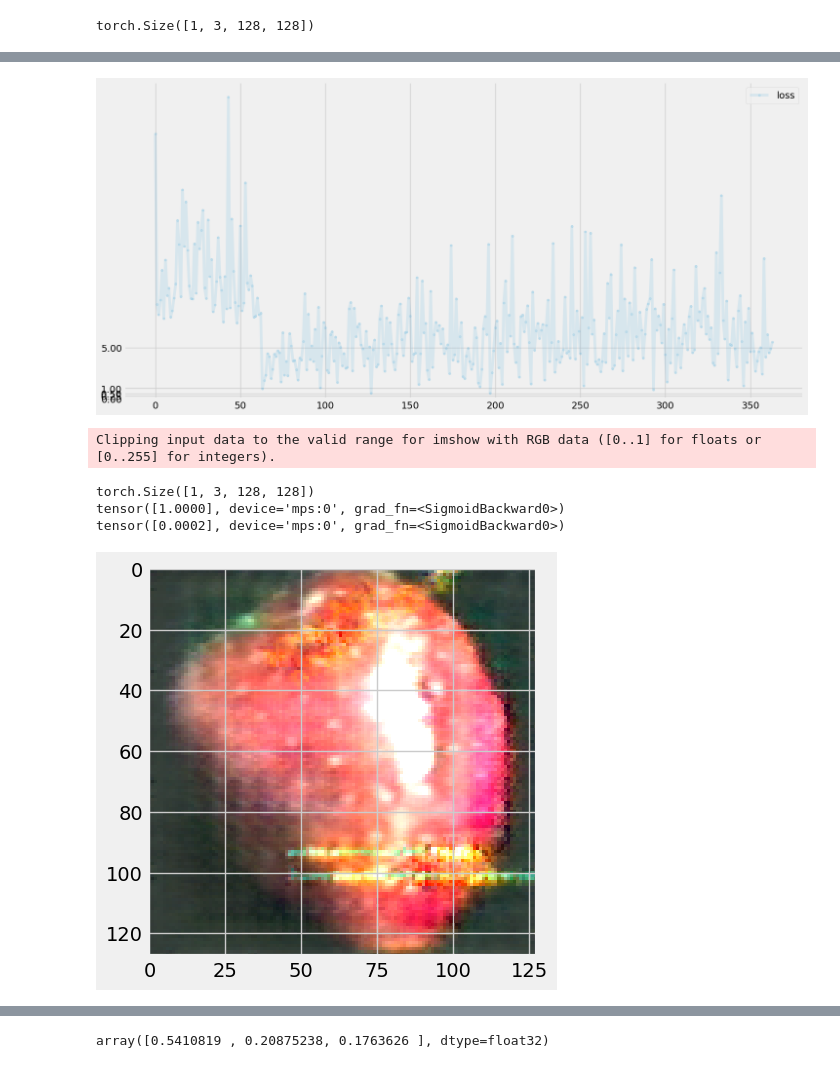
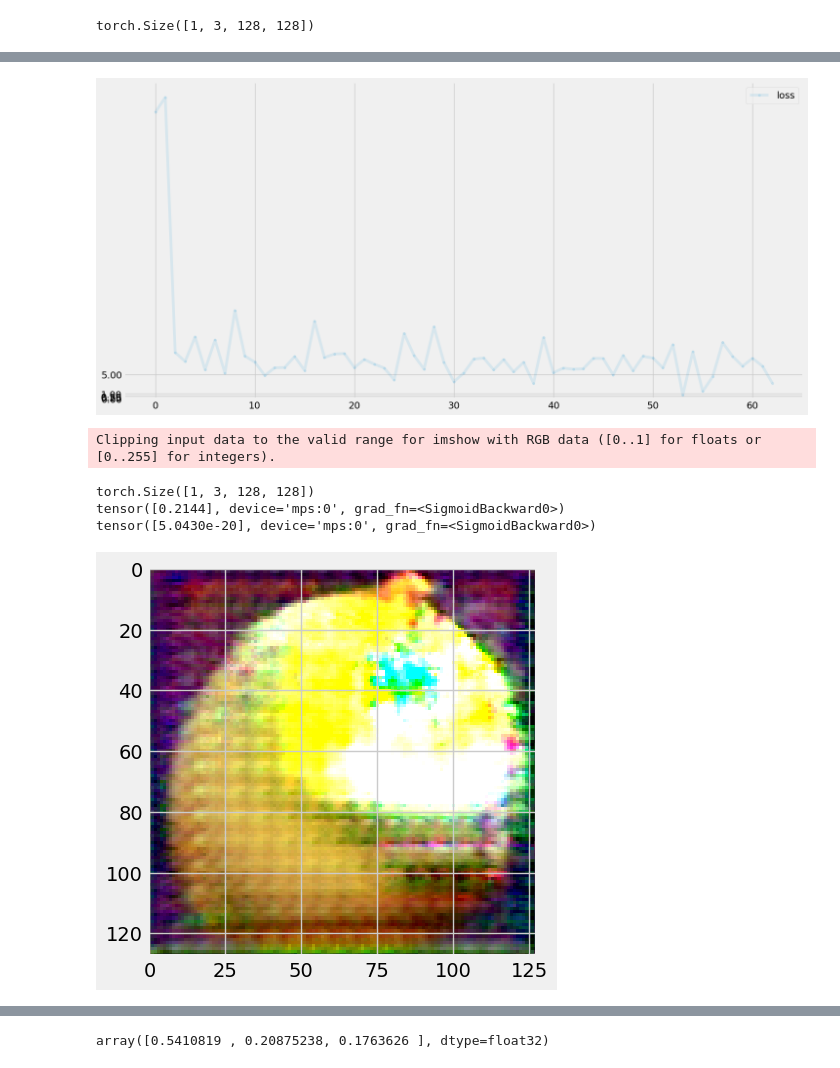
Before and after one commit to nihalarju/retouch2, a Jupyter notebook: clean_watermark/clean_watermark4.ipynb, the cells around one changed output, grey strips where cells are left out. Cells and saved outputs as stored; diff of their text form; code cells hidden in the pictures.

```diff
--- a/clean_watermark/clean_watermark4.ipynb
+++ b/clean_watermark/clean_watermark4.ipynb
@@ -351,37 +351,41 @@ class AutoEncoderGenerator(nn.Module):
         f3C = 128
 
         self.f12 = nn.Sequential(
-            nn.Conv2d(3, f1C, kernel_size=4, stride=2, padding=1),
+            nn.Conv2d(3, f1C, kernel_size=2, stride=1, padding=0),
             nn.BatchNorm2d(f1C),
             nn.GELU(),
         )
 
         self.f23 = nn.Sequential(
-            nn.Conv2d(f1C, f2C, kernel_size=4, stride=2, padding=1),
+            nn.Conv2d(f1C, f2C, kernel_size=4, stride=2, padding=3),
             nn.BatchNorm2d(f2C),
             nn.GELU(),
         )
 
         self.f34 = nn.Sequential(
-            nn.Conv2d(f2C, f3C, kernel_size=4, stride=2, padding=1),
+            nn.Conv2d(f2C, f3C, kernel_size=8, stride=4, padding=7),
             nn.BatchNorm2d(f3C),
             nn.GELU(),
         )
 
         self.f43t = nn.Sequential(
-            nn.ConvTranspose2d(f3C, f2C, kernel_size=4, stride=2, padding=1),
+            nn.ConvTranspose2d(f3C, f2C, kernel_size=8, stride=4, padding=7),
+            nn.GELU(),
+            nn.Conv2d(f2C, f2C, kernel_size=2, stride=1, padding=2),
             nn.BatchNorm2d(f2C),
             nn.GELU(),
         )
 
         self.f32t = nn.Sequential(
-            nn.ConvTranspose2d(f2C, f1C, kernel_size=4, stride=2, padding=1),
+            nn.ConvTranspose2d(f2C*2, f1C*2, kernel_size=4, stride=2, padding=3),
+            nn.GELU(),
+            nn.Conv2d(f1C*2, f1C, kernel_size=2, padding=1,),
             nn.BatchNorm2d(f1C),
             nn.GELU(),
         )
 
         self.f21t = nn.Sequential(
-            nn.ConvTranspose2d(f1C, 3, kernel_size=4, stride=2, padding=1),
+            nn.ConvTranspose2d(f1C*2, 3, kernel_size=2, stride=1, padding=0),
             nn.BatchNorm2d(3),
             nn.Tanh(),
         )
@@ -398,12 +402,11 @@ class AutoEncoderGenerator(nn.Module):
 
 
     def forward(self, inputs):
-
         x2 = self.f12(inputs)
         x3 = self.f23(x2)
         x4 = self.f34(x3)
-        o3 = self.f43t(x4) + x3
-        o2 = self.f32t(o3) + x2
+        o3 = torch.cat((self.f43t(x4), x3), dim=1)
+        o2 = torch.cat((self.f32t(o3), x2), dim=1)
         o1 = self.f21t(o2) + inputs
         return o1
 
@@ -476,7 +479,7 @@ G.lr = 1e-4
 D.model.train()
 # G.model.train()
 
-for epoch in range(20):
+for epoch in range(7):
   cntr = 0
 
   for image_data_tensor, wtr_data_tensor in coil_dataset:
@@ -514,7 +521,7 @@ D.plot_progress()
 # %%
 G.plot_progress()
 # %% [output]
-[figure, old version]
+[figure, new version]
 # %%
 # G.model.eval()
 # D.model.eval()
@@ -524,20 +531,20 @@ G.plot_progress()
 # # wimage = watermarked_dataset[n]
 # print(D(wimage))
 # %%
-image, wimage = coil_dataset[5]
+image, wimage = coil_dataset[45]
 # D.to(device)
 output = G(wimage)
 print(output.shape)
 cleaned_img = output.squeeze().permute(1,2,0).detach().cpu().numpy()
 plt.imshow(cleaned_img)
 print(D(image))
 print(D(output))
 # %% [output]
 Clipping input data to the valid range for imshow with RGB data ([0..1] for floats or [0..255] for integers).
 torch.Size([1, 3, 128, 128])
-tensor([1.0000], device='mps:0', grad_fn=<SigmoidBackward0>)
-tensor([0.0002], device='mps:0', grad_fn=<SigmoidBackward0>)
+tensor([0.2144], device='mps:0', grad_fn=<SigmoidBackward0>)
+tensor([5.0430e-20], device='mps:0', grad_fn=<SigmoidBackward0>)
-[figure, old version]
+[figure, new version]
 # %%
 wimagen = wimage.squeeze().permute(1,2,0).detach().cpu().numpy()
 plt.imshow(wimagen)
```
Also changed, not shown: parts of 24 cells of this notebook, 1 other file.
